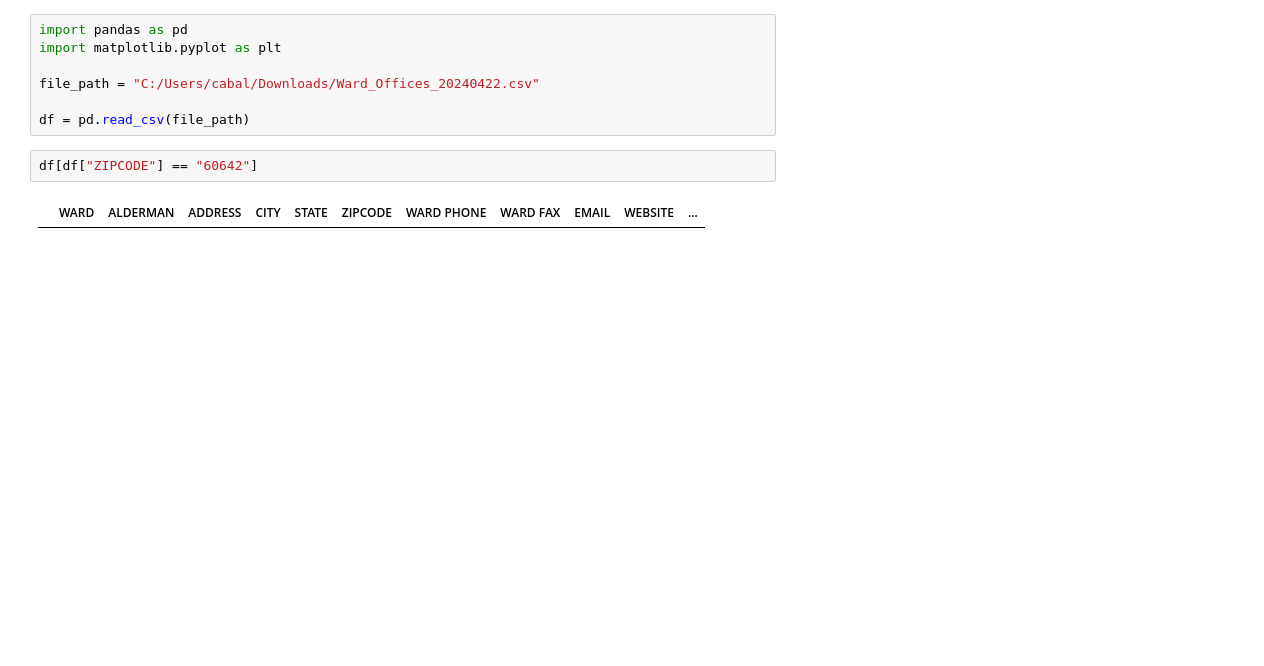
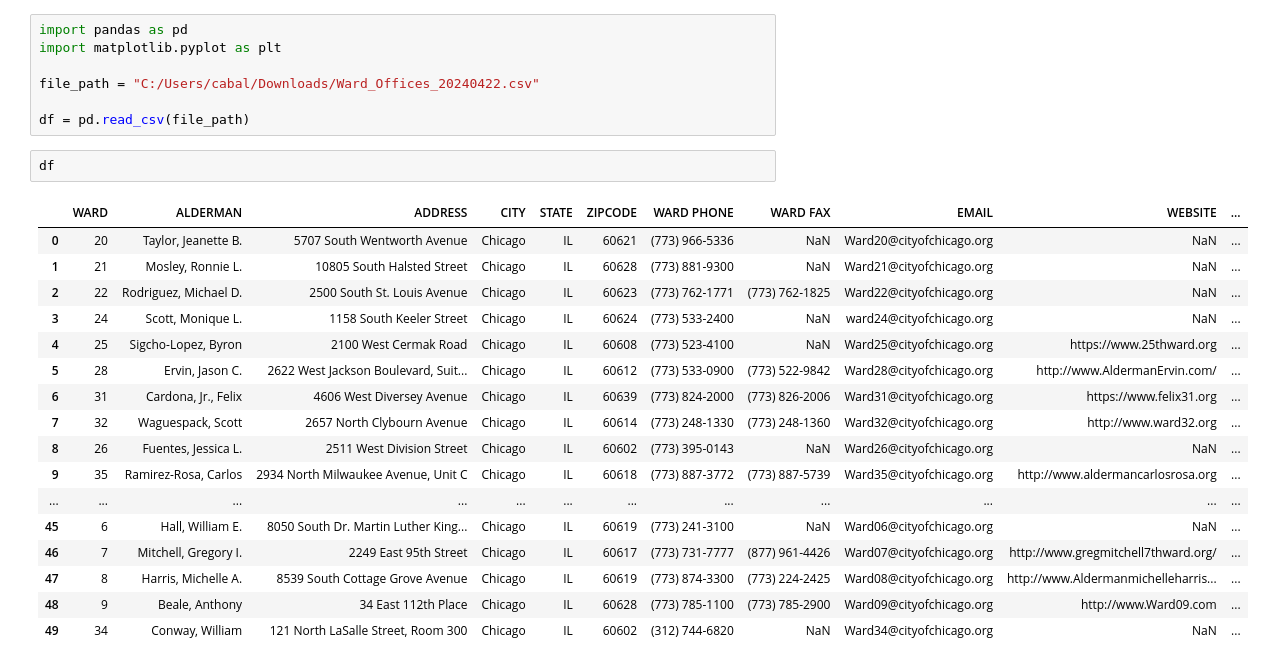
Before and after one commit to Kevin-Caballero-26/QSS20_S24, a Jupyter notebook: Data_Camp_Notes/Merging_Data.ipynb, the cells around one changed output. Cells and saved outputs as stored; diff of their text form; blank space fills up the shorter version.

```diff
--- a/Data_Camp_Notes/Merging_Data.ipynb
+++ b/Data_Camp_Notes/Merging_Data.ipynb
@@ -6,6 +6,22 @@ file_path = "C:/Users/cabal/Downloads/Ward_Offices_20240422.csv"
 
 df = pd.read_csv(file_path)
 # %%
-df[df["ZIPCODE"] == "60642"]
+df
 # %% [output]
 |  | WARD | ALDERMAN | ADDRESS | CITY | STATE | ZIPCODE | WARD PHONE | WARD FAX | EMAIL | WEBSITE | ... |
+| 0 | 20 | Taylor, Jeanette B. | 5707 South Wentworth Avenue | Chicago | IL | 60621 | (773) 966-5336 | NaN | Ward20@cityofchicago.org | NaN | ... |
+| 1 | 21 | Mosley, Ronnie L. | 10805 South Halsted Street | Chicago | IL | 60628 | (773) 881-9300 | NaN | Ward21@cityofchicago.org | NaN | ... |
+| 2 | 22 | Rodriguez, Michael D. | 2500 South St. Louis Avenue | Chicago | IL | 60623 | (773) 762-1771 | (773) 762-1825 | Ward22@cityofchicago.org | NaN | ... |
+| 3 | 24 | Scott, Monique L. | 1158 South Keeler Street | Chicago | IL | 60624 | (773) 533-2400 | NaN | ward24@cityofchicago.org | NaN | ... |
+| 4 | 25 | Sigcho-Lopez, Byron | 2100 West Cermak Road | Chicago | IL | 60608 | (773) 523-4100 | NaN | Ward25@cityofchicago.org | https://www.25thward.org | ... |
+| 5 | 28 | Ervin, Jason C. | 2622 West Jackson Boulevard, Suit... | Chicago | IL | 60612 | (773) 533-0900 | (773) 522-9842 | Ward28@cityofchicago.org | http://www.AldermanErvin.com/ | ... |
+| 6 | 31 | Cardona, Jr., Felix | 4606 West Diversey Avenue | Chicago | IL | 60639 | (773) 824-2000 | (773) 826-2006 | Ward31@cityofchicago.org | https://www.felix31.org | ... |
+| 7 | 32 | Waguespack, Scott | 2657 North Clybourn Avenue | Chicago | IL | 60614 | (773) 248-1330 | (773) 248-1360 | Ward32@cityofchicago.org | http://www.ward32.org | ... |
+| 8 | 26 | Fuentes, Jessica L. | 2511 West Division Street | Chicago | IL | 60602 | (773) 395-0143 | NaN | Ward26@cityofchicago.org | NaN | ... |
+| 9 | 35 | Ramirez-Rosa, Carlos | 2934 North Milwaukee Avenue, Unit C | Chicago | IL | 60618 | (773) 887-3772 | (773) 887-5739 | Ward35@cityofchicago.org | http://www.aldermancarlosrosa.org | ... |
+| ... | ... | ... | ... | ... | ... | ... | ... | ... | ... | ... | ... |
+| 45 | 6 | Hall, William E. | 8050 South Dr. Martin Luther King... | Chicago | IL | 60619 | (773) 241-3100 | NaN | Ward06@cityofchicago.org | NaN | ... |
+| 46 | 7 | Mitchell, Gregory I. | 2249 East 95th Street | Chicago | IL | 60617 | (773) 731-7777 | (877) 961-4426 | Ward07@cityofchicago.org | http://www.gregmitchell7thward.org/ | ... |
+| 47 | 8 | Harris, Michelle A. | 8539 South Cottage Grove Avenue | Chicago | IL | 60619 | (773) 874-3300 | (773) 224-2425 | Ward08@cityofchicago.org | http://www.Aldermanmichelleharris... | ... |
+| 48 | 9 | Beale, Anthony | 34 East 112th Place | Chicago | IL | 60628 | (773) 785-1100 | (773) 785-2900 | Ward09@cityofchicago.org | http://www.Ward09.com | ... |
+| 49 | 34 | Conway, William | 121 North LaSalle Street, Room 300 | Chicago | IL | 60602 | (312) 744-6820 | NaN | Ward34@cityofchicago.org | NaN | ... |
```
Also changed, not shown: 10 other files.
